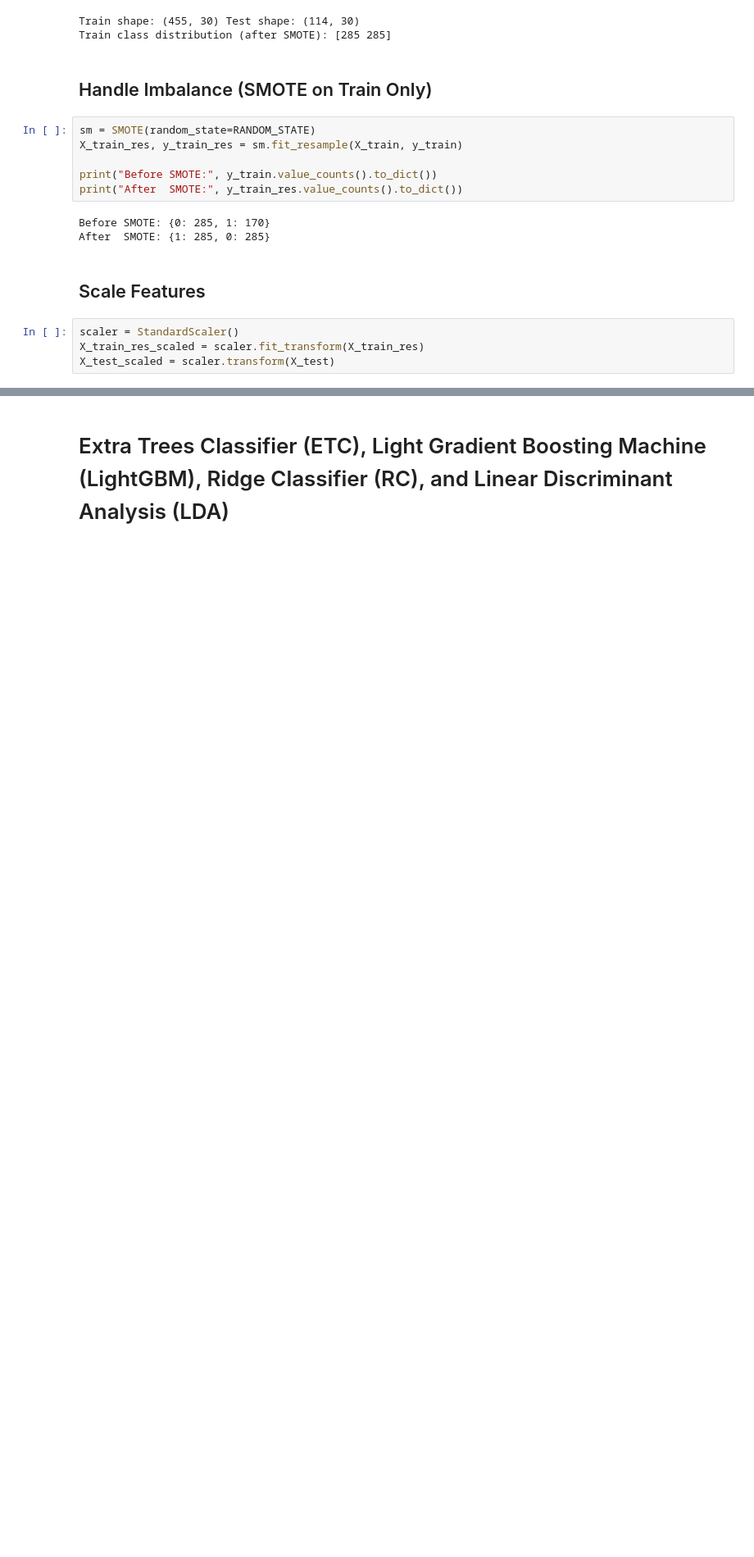
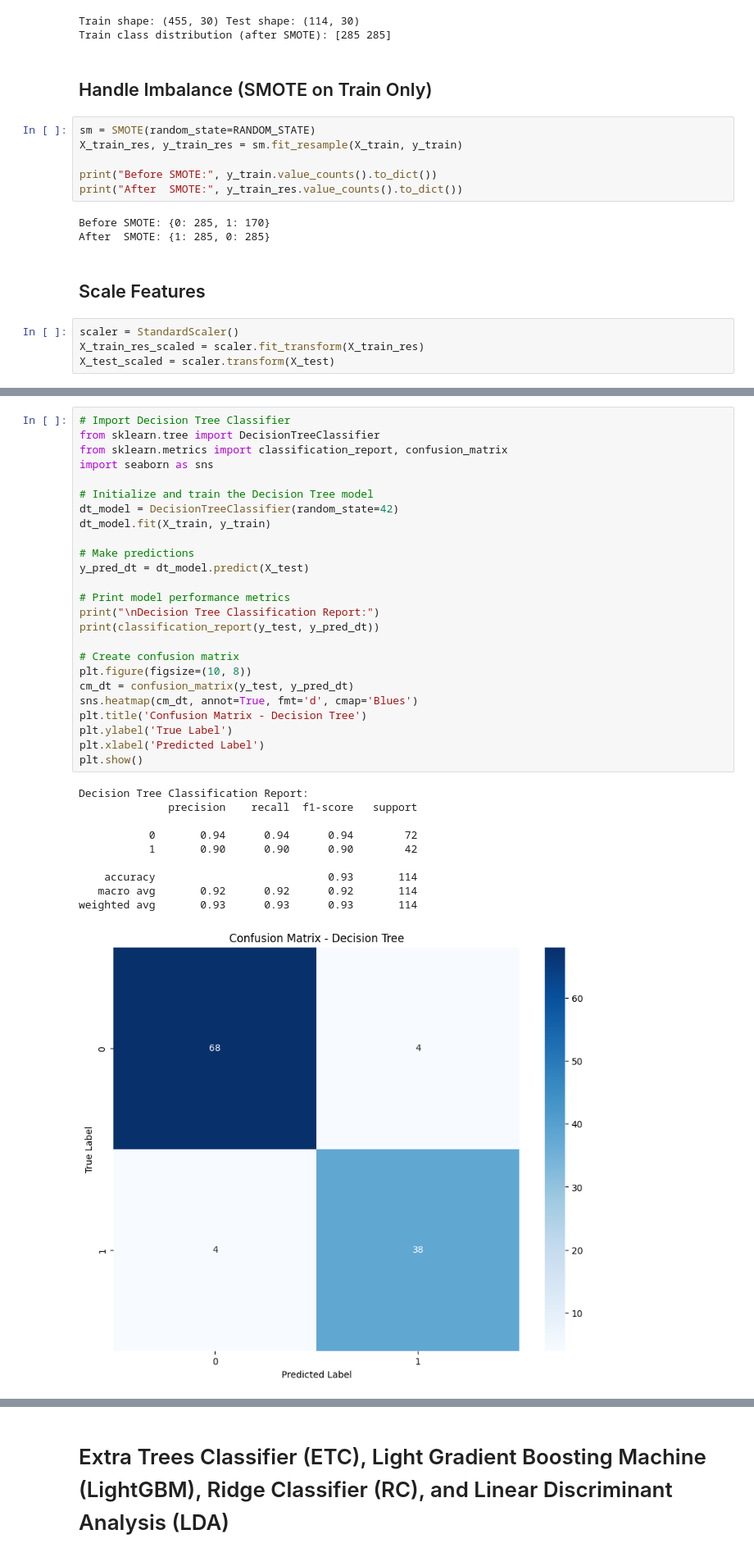
Before and after one commit to TasnimulIntazamAsif/Breast_Cancer_Classification, a Jupyter notebook: breast_Cancer.ipynb, the cells around one changed output, grey strips where cells are left out. Shown at 82% size. Cells and saved outputs as stored; diff of their text form; blank space fills up the shorter version.

Commit message:
update models

```diff
--- a/breast_Cancer.ipynb
+++ b/breast_Cancer.ipynb
@@ -456,0 +459,36 @@ X_test_scaled = scaler.transform(X_test)
+# %%
+# Import Decision Tree Classifier
+from sklearn.tree import DecisionTreeClassifier
+from sklearn.metrics import classification_report, confusion_matrix
+import seaborn as sns
+
+# Initialize and train the Decision Tree model
+dt_model = DecisionTreeClassifier(random_state=42)
+dt_model.fit(X_train, y_train)
+
+# Make predictions
+y_pred_dt = dt_model.predict(X_test)
+
+# Print model performance metrics
+print("\nDecision Tree Classification Report:")
+print(classification_report(y_test, y_pred_dt))
+
+# Create confusion matrix
+plt.figure(figsize=(10, 8))
+cm_dt = confusion_matrix(y_test, y_pred_dt)
+sns.heatmap(cm_dt, annot=True, fmt='d', cmap='Blues')
+plt.title('Confusion Matrix - Decision Tree')
+plt.ylabel('True Label')
+plt.xlabel('Predicted Label')
+plt.show()
+# %% [output]
+Decision Tree Classification Report:
+              precision    recall  f1-score   support
+
+           0       0.94      0.94      0.94        72
+           1       0.90      0.90      0.90        42
+
+    accuracy                           0.93       114
+   macro avg       0.92      0.92      0.92       114
+weighted avg       0.93      0.93      0.93       114
+[figure, added]
```
Also changed, not shown: parts of 11 cells of this notebook.
